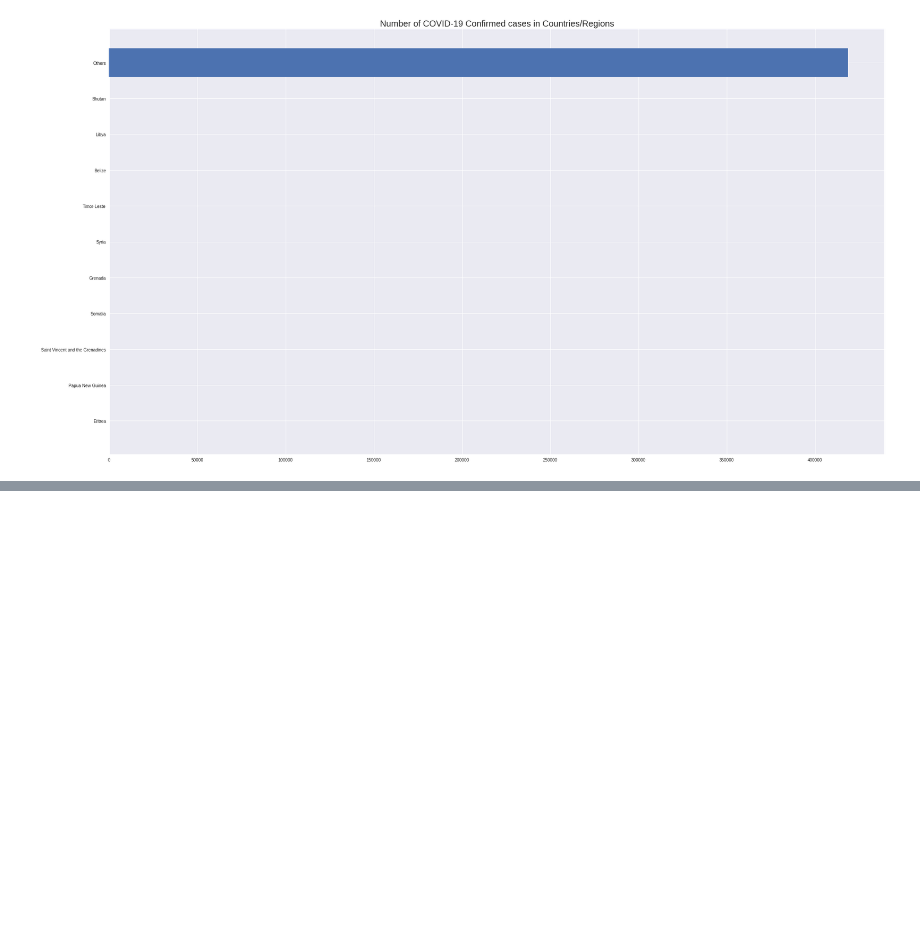
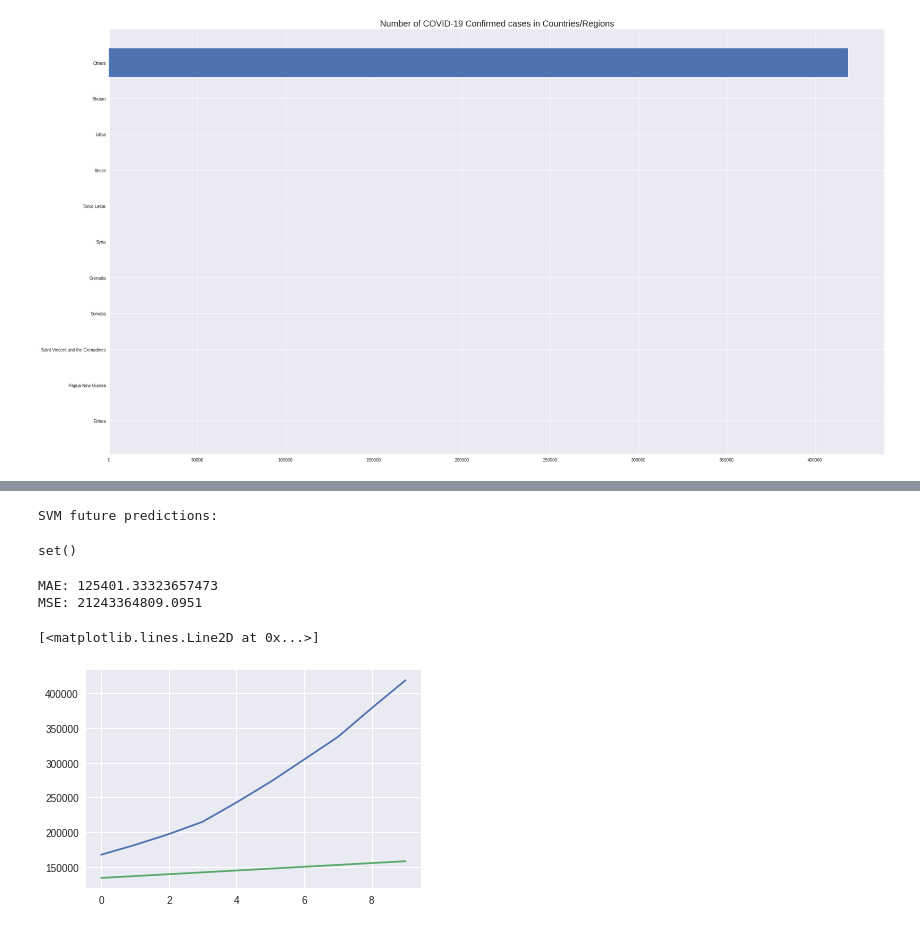
Before and after one commit to aagarwal937/COVID-2019-Prediction, a Jupyter notebook: Analysis (SVM AND LINEAR REGRESSION).ipynb, the cells around one changed output, grey strips where cells are left out. Saved outputs shown, nothing was run; the diff lists cells and outputs as text; code cells hidden in the pictures; blank space fills up the shorter version.

```diff
--- a/Analysis (SVM AND LINEAR REGRESSION).ipynb
+++ b/Analysis (SVM AND LINEAR REGRESSION).ipynb
@@ -472,0 +519,22 @@ plt.show()
+# %%
+print('SVM future predictions:')
+set(zip(future_forcast_dates[-10:], svm_pred[-10:]))
+# %% [output]
+SVM future predictions:
+set()
+# %%
+linear_model = LinearRegression(normalize = True,fit_intercept = True)
+linear_model.fit(X_train_confirmed, y_train_confirmed)
+test_linear_pred = linear_model.predict(X_test_confirmed)
+linear_pred = linear_model.predict(future_forecast)
+print('MAE:', mean_absolute_error(test_linear_pred, y_test_confirmed))
+print('MSE:',mean_squared_error(test_linear_pred, y_test_confirmed))
+# %% [output]
+MAE: 125401.33323657473
+MSE: 21243364809.0951
+# %%
+plt.plot(y_test_confirmed)
+plt.plot(test_linear_pred)
+# %% [output]
+[<matplotlib.lines.Line2D at 0x...>]
+[figure, added]
```
Also changed, not shown: parts of 33 cells of this notebook.
